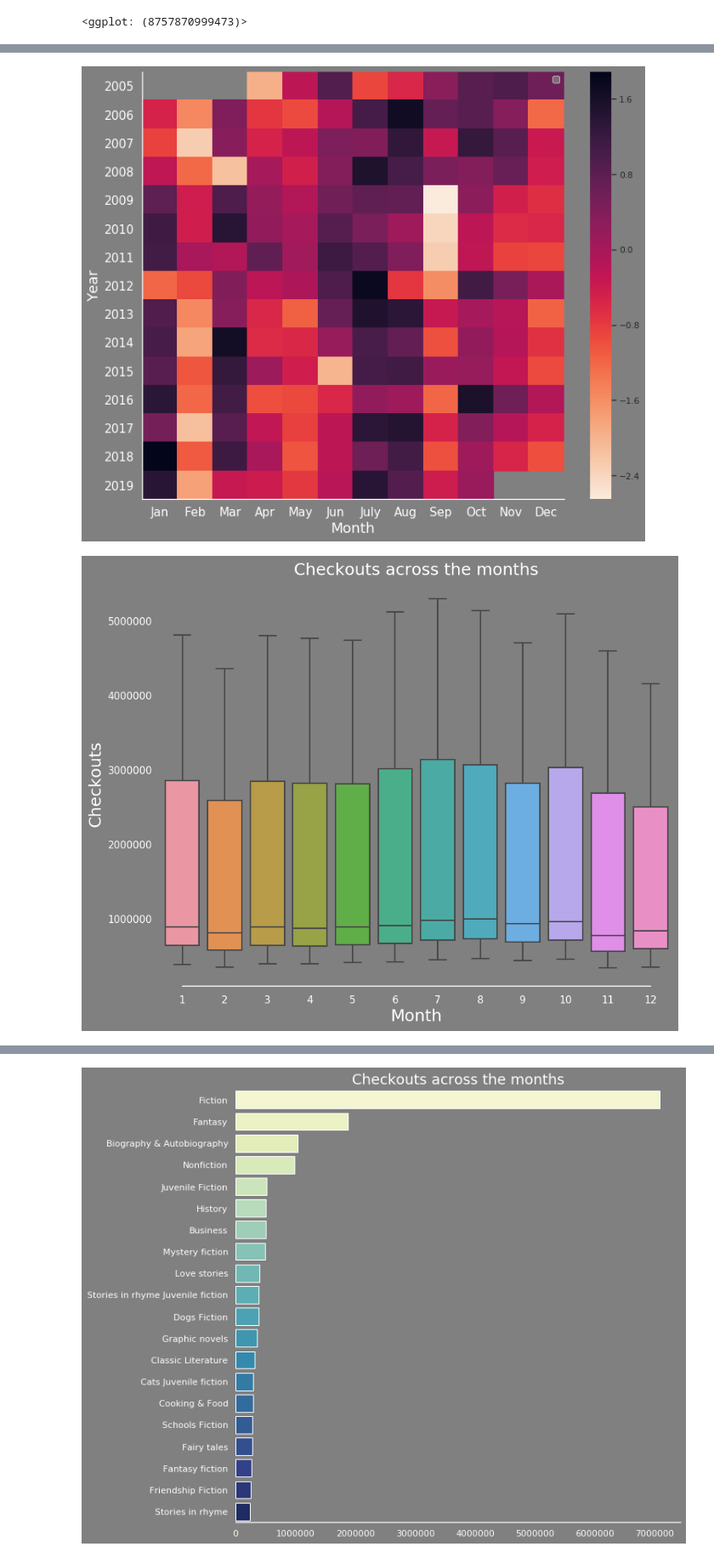
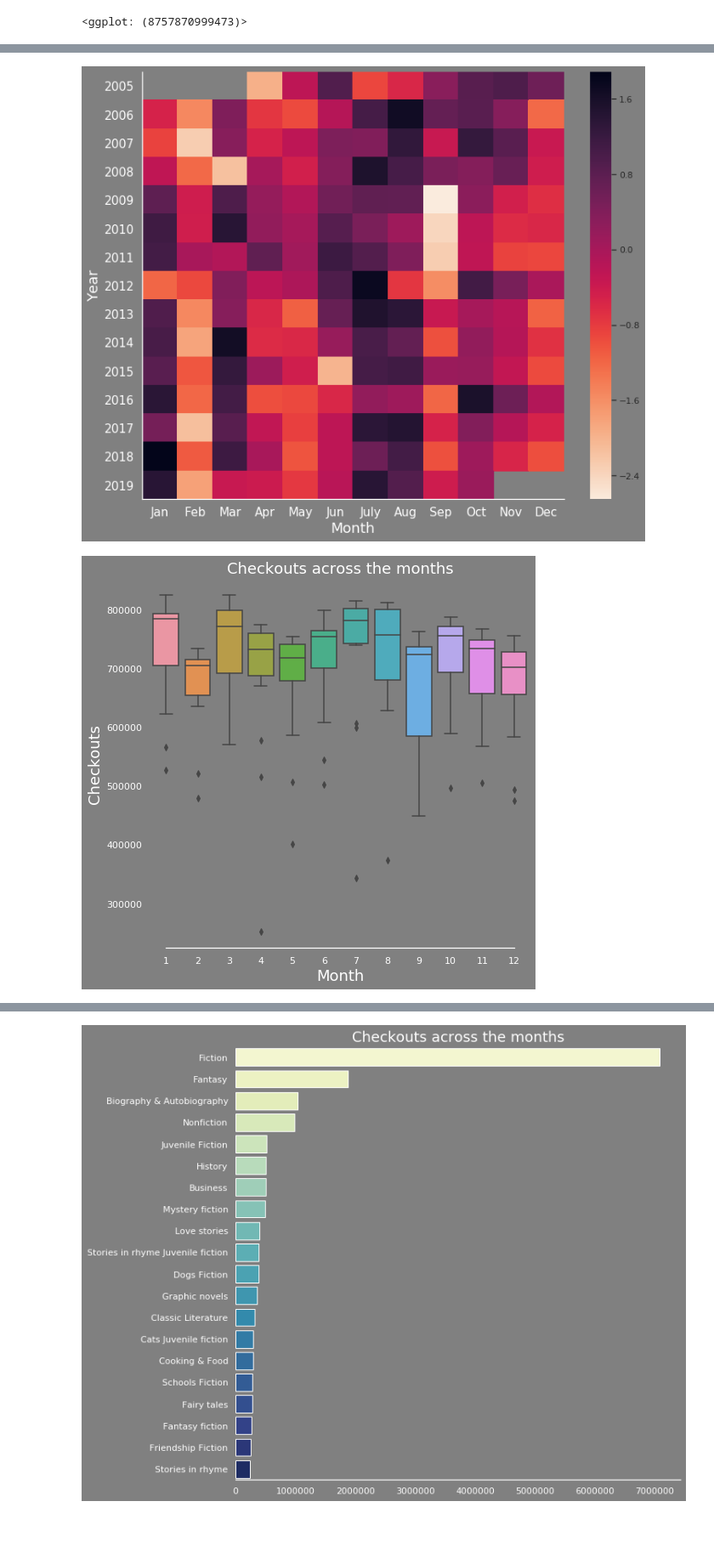
Before and after one commit to rishikanthc/Data-Stories, a Jupyter notebook: seattle-library/exploratory analysis.ipynb, the cells around one changed output, grey strips where cells are left out. Shown: that part at 85% size. Saved outputs shown, nothing was run; the diff lists cells and outputs as text; code cells hidden in the pictures; blank space fills up the shorter version.

```diff
--- a/seattle-library/exploratory analysis.ipynb
+++ b/seattle-library/exploratory analysis.ipynb
@@ -15,0 +107,28 @@ basepath = '/home/rishi/Projects/Personal-Website/static/images/'
+# %%
+cols = ['MaterialType','Checkouts', 'Title']
+pd_chunks = pd.read_csv('Checkouts_by_Title.csv', chunksize=1000000, usecols=cols)
+
+checkout_dfs = []
+
+for chunk in pd_chunks:
+    df = (pd.DataFrame(chunk)
+#           .dropna(subset=['PublicationYear'])
+          .set_index('MaterialType')
+          .loc[['BOOK', 'EBOOK', 'AUDIOBOOK']]
+          .reset_index()
+          .groupby('Title')
+          .agg({'Checkouts': 'sum'})
+#           .assign(PublicationYear = lambda x: x.PublicationYear.str.replace(r"[^\d\s]", '').str.partition()[0])
+         )
+#     df = df[df.CheckoutYear == 2019]
+#     break
+#     df = df[df.PublicationYear != '']
+#     df.PublicationYear = df.PublicationYear.astype(int)
+#     df = df[(df.PublicationYear >= 2018) & (df.PublicationYear <= 2019)]
+#     break
+#     df = (df[df.PublicationYear <= 2014]
+#           .groupby(['PublicationYear','Title'])
+#           .agg({'Checkouts': 'sum'})
+#          )
+#     break
+    checkout_dfs.append(df)
@@ -121,31 +279,40 @@ year_vs_month.set_yticklabels(range(2005,2020), fontdict={'fontsize':15, 'color'
 year_vs_month.set_xticklabels(xtick_labs, fontdict={'fontsize':15, 'color': 'white'}, rotation="horizontal")
 year_vs_month.set_ylabel("Year", fontdict={'color': 'white', 'fontsize': 18})
 year_vs_month.set_xlabel("Month", fontdict={'color': 'white', 'fontsize': 18})
-year_vs_month.legend({'font.color':'white'})
+# year_vs_month.legend({'font.color':'white'})
 
 fig = year_vs_month.get_figure()
-# fig.savefig('/home/rishi/Projects/Personal-Website/static/images/year_vs_month.png')
+fig.savefig('/home/rishi/Projects/Personal-Website/static/images/year_vs_month.png')
 sns.despine()
 # %% [output]
-[figure, old version]
+[figure, new version]
+# %%
+df = (checkouts
+      .groupby(['CheckoutYear','CheckoutMonth'])
+      .agg({'Checkouts': 'sum'})
+#       .groupby(level=0, group_keys=False)
+#       .apply(lambda x : (x - x.mean())/x.std())
+      .reset_index()
+#       .pivot(index='CheckoutYear', columns='CheckoutMonth', values='Checkouts')
+     )
 # %%
 # sns.reset_defaults()
-rcParams['figure.figsize'] = 10,8
+rcParams['figure.figsize'] = 8,8
 rcParams['savefig.transparent'] = True
 sns.set(rc={'axes.facecolor':'gray', 'figure.facecolor':'gray', 'axes.grid': False,
             'xtick.color': 'white', 'ytick.color': 'white', 'axes.spines.bottom': False
            })
 box_mat = sns.boxplot(x="CheckoutMonth", y="Checkouts",
             data=df)
-
+# box_mat.set_yticklabels(range(30000,80000, 10000))
 box_mat.set_ylabel("Checkouts", fontdict={'color': 'white', 'fontsize': 18})
 box_mat.set_xlabel("Month", fontdict={'color': 'white', 'fontsize': 18})
 box_mat.set_title("Checkouts across the months", fontdict={'color':'white', 'fontsize':18})
 sns.despine(left=True, trim=True)
 fig = box_mat.get_figure()
 fig.savefig('/home/rishi/Projects/Personal-Website/static/images/checkouts_months.png')
 # %% [output]
-[figure, old version]
+[figure, new version]
 # %%
 cols = ['MaterialType', 'CheckoutYear','Checkouts', 'Subjects']
 pd_chunks = pd.read_csv('Checkouts_by_Title.csv', chunksize=500000, usecols=cols)
```
Also changed, not shown: parts of 22 cells of this notebook.
